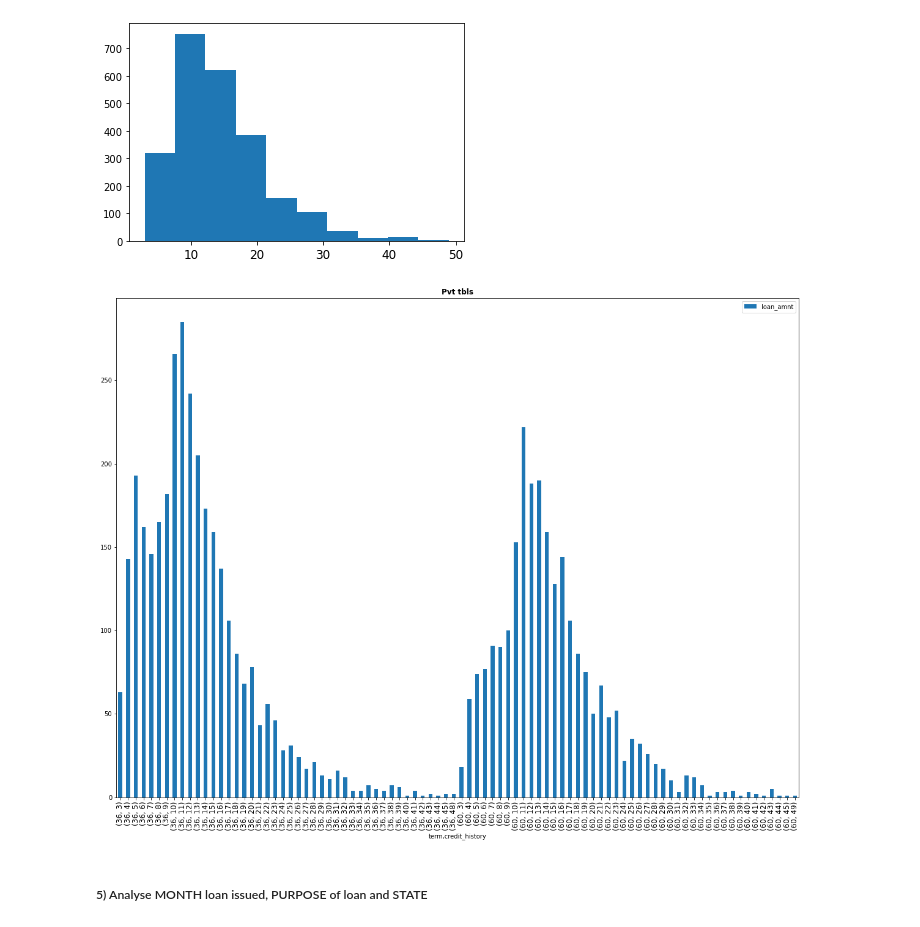
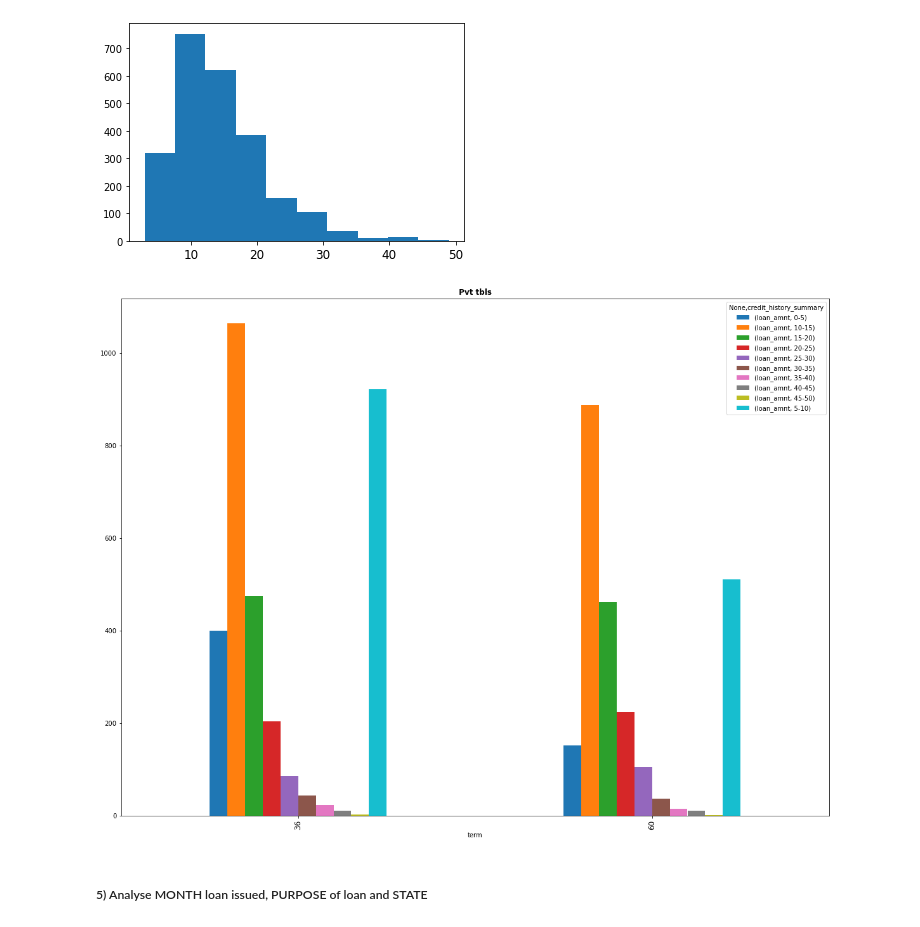
Before and after one commit to Kumaraguru-Muthuraj/_AIML_Code, a Jupyter notebook: _PythonNotebooks/_Course2_Statistics_Essentials/Mod6_Lendingclub_casestudy/LendingClub.ipynb, the cells around one changed output. Cells and saved outputs as stored; diff of their text form; code cells hidden in the pictures.

```diff
--- a/_PythonNotebooks/_Course2_Statistics_Essentials/Mod6_Lendingclub_casestudy/LendingClub.ipynb
+++ b/_PythonNotebooks/_Course2_Statistics_Essentials/Mod6_Lendingclub_casestudy/LendingClub.ipynb
@@ -137,11 +139,15 @@ df['int_rate']=df['int_rate'].astype(float)
 
 df.revol_util = df.int_rate.astype(str)
 df.revol_util = df.revol_util.apply(lambda x: x.replace("%", ""))
+df.revol_util = df.revol_util.astype(float).apply(round)
 
 df.int_rate = df.int_rate.astype(float)
 df['int_rate_round'] = df.int_rate.round()
 
-df['Loan_Month']= df.issue_d.str.split('-').str[0].str.upper()
+df['Loan_Month'] = df.issue_d.str.split('-').str[0].str.upper()
+
+df['emp_length'] = df.emp_length.fillna(df.emp_length.mode()[0])
+
 
 #Convert to lower case
 df['loan_status'] = df['loan_status'].apply(str.lower)
@@ -163,6 +169,16 @@ def getCRYear(x):
 df['earliest_cr_line'] = df['earliest_cr_line'].apply(getCRYear)
 df['year_issued'] = df['issue_d'].apply(getYear)
 df['credit_history'] = df['year_issued'] - df['earliest_cr_line']
+
+def yearsAtWork(y):
+    if y == None:
+        return "invalid"
+    result = re.findall("\d+", y)
+    if result == None:
+        return "invalid"
+    return result[0]
+
+df['emp_length'] = df['emp_length'].apply(yearsAtWork)
 
 
 #EMI as a percent of monthly income
@@ -347,12 +370,17 @@ max        49.000000
 Name: credit_history, dtype: float64
 [figure]
 # %%
-pt = pd.pivot_table(data=dfChargedOff, values=['loan_amnt'], index=['term', 'credit_history'], aggfunc='count')
+def grpCredHist(x):
+    y = math.ceil(x / 5)
+    return (str((y-1) * 5) + "-"+ str(y * 5))
+
+dfChargedOff['credit_history_summary'] = dfChargedOff['credit_history'].apply(grpCredHist)
+pt = pd.pivot_table(data=dfChargedOff, values=['loan_amnt'], index=['term'], columns=['credit_history_summary'], aggfunc='count')
 pt.plot(kind="bar", figsize=[20,15])
 plt.title("Pvt tbls", fontsize = 12, fontweight ='bold')
 plt.show()
 # %% [output]
-[figure, old version]
+[figure, new version]
 # %% [markdown]
  ##### 5) Analyse MONTH loan issued, PURPOSE of loan and STATE
 # %%
```
Also changed, not shown: parts of 19 cells of this notebook.
